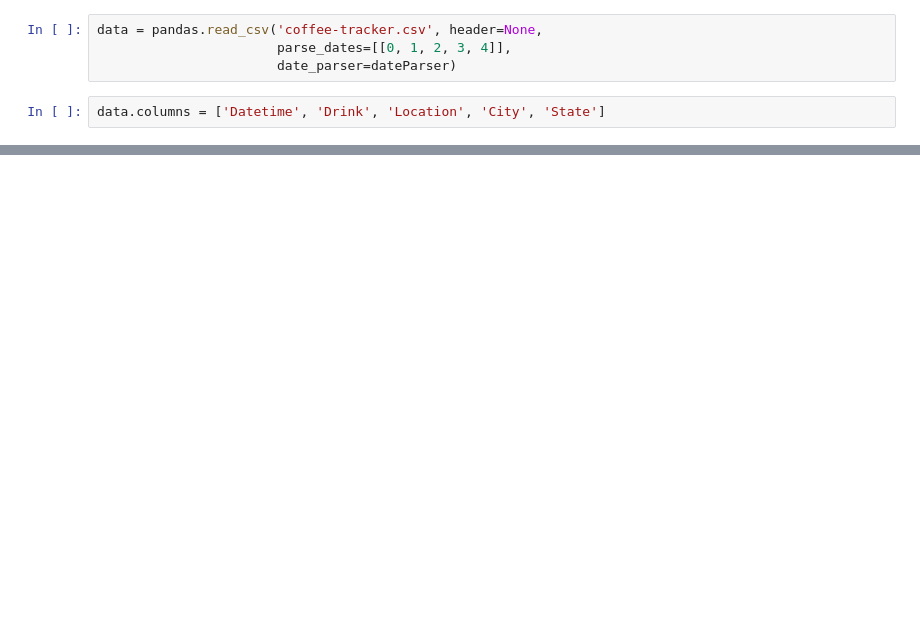
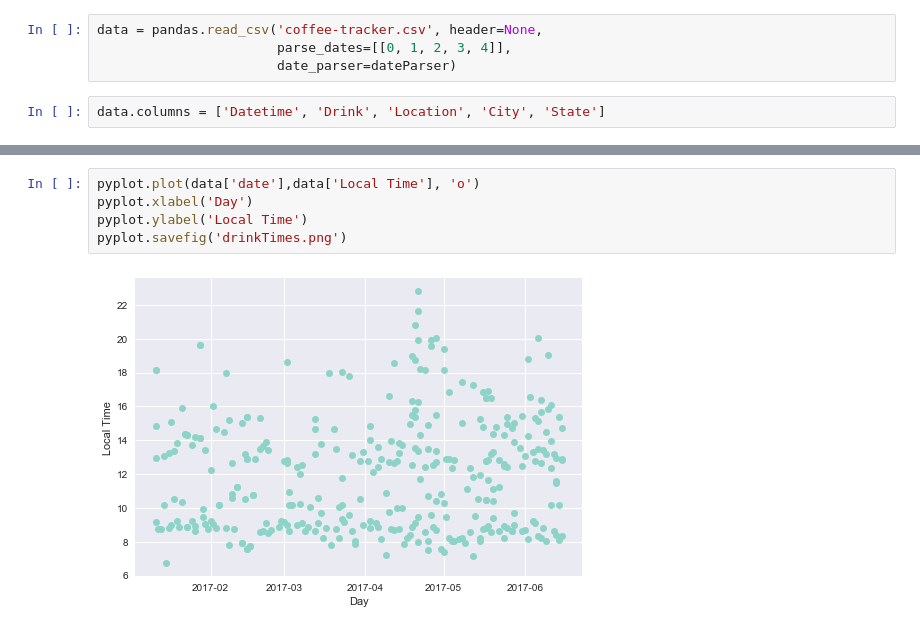
Before and after one commit to drewejohnson/coffee-tracker, a Jupyter notebook: coffeeTracker.ipynb, the cells around one changed output, grey strips where cells are left out. Saved outputs shown, nothing was run; the diff lists cells and outputs as text; blank space fills up the shorter version.

```diff
--- a/coffeeTracker.ipynb
+++ b/coffeeTracker.ipynb
@@ -34,0 +34,7 @@ ax.show()
+# %%
+pyplot.plot(data['date'],data['Local Time'], 'o')
+pyplot.xlabel('Day')
+pyplot.ylabel('Local Time')
+pyplot.savefig('drinkTimes.png')
+# %% [output]
+[figure, added]
```
Also changed, not shown: parts of 12 cells of this notebook, 10 other files.
